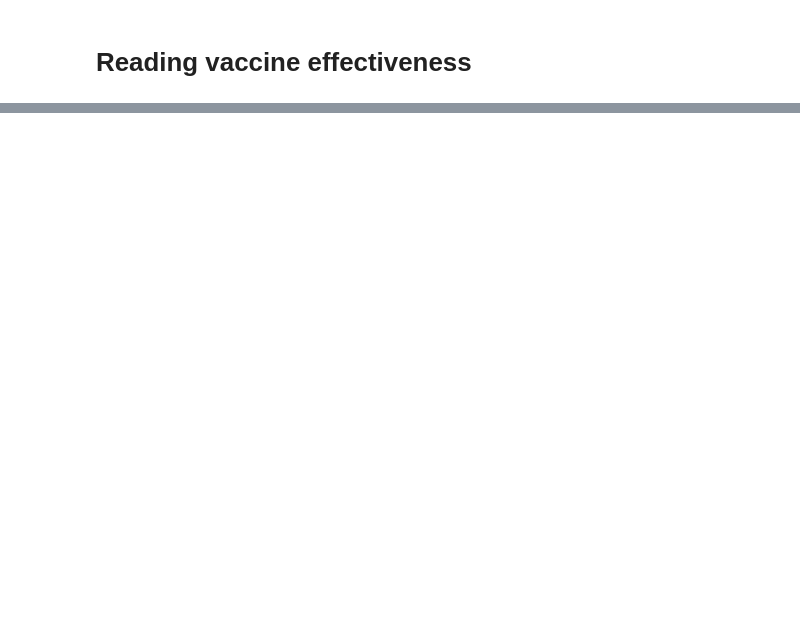
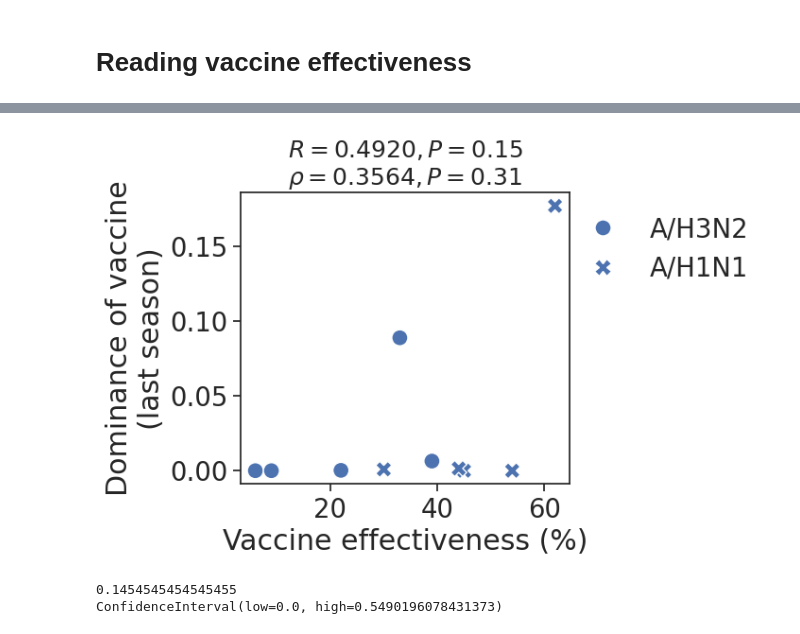
Before and after one commit to wxsh1213/vaxseer, a Jupyter notebook: evaluation/jupyter_notebooks_figs/Fig4_ve.ipynb, the cells around one changed output, grey strips where cells are left out. Drawn from its saved outputs; the diff is of its cells as text; code cells hidden in the pictures; blank space fills up the shorter version.

```diff
--- a/evaluation/jupyter_notebooks_figs/Fig4_ve.ipynb
+++ b/evaluation/jupyter_notebooks_figs/Fig4_ve.ipynb
@@ -195,0 +198,22 @@ for year in range(2012, 2021):
+# %%
+fig, ax = plt.subplots(figsize=(4.5, 4))
+
+ax = sns.scatterplot(y = "score", x = "ve",# , "x"
+           data = res[res["model"].isin(["Last(6M)"])], style="subtype", s=150, ax=ax) # ci = 95) # , ci=95
+
+ax.legend(frameon=False)
+
+legend = ax.get_legend()
+spearman_rank, spearman_rank_p = stats.spearmanr(res[res["model"].isin(["Last(6M)"])]["score"], res[res["model"].isin(["Last(6M)"])]["ve"])
+pearsonr, pearson_p = stats.pearsonr(res[res["model"].isin(["Last(6M)"])]["score"], res[res["model"].isin(["Last(6M)"])]["ve"])
+
+ax.set_title(f"$R=%.4lf, P=%.2lf$\n$\\rho=%.4lf, P=%.2lf$" % (pearsonr, pearson_p, spearman_rank, spearman_rank_p), fontsize=18)
+
+ax.set_ylabel("Dominance of vaccine\n(last season)")
+ax.set_xlabel("Vaccine effectiveness (%)")
+
+sns.move_legend(ax, "upper left", bbox_to_anchor=(0.95, 1))
+
+plt.savefig("figs/ve_overall_vaccine_dominance_6M.pdf", format='pdf', bbox_inches='tight')
+# %% [output]
+[figure, added]
@@ -196 +226,18 @@ for year in range(2012, 2021):
+# %%
+from scipy.stats import bootstrap
+from scipy.stats import spearmanr
+def my_statistic(gt, modelA, modelB): # gt,
+    r1, _ = spearmanr(modelA, gt)
+    r2, _ = spearmanr(modelB, gt)
+    return r1-r2
+
+rng = np.random.default_rng()
+data = (modelA.to_numpy(), modelB.to_numpy()) # gt.to_numpy(),
+bootstrap_res = bootstrap((gt, modelA, modelB), my_statistic, vectorized=False, paired=True,
+                random_state=rng,n_resamples=100000)
+print(my_statistic(gt, modelA, modelB))
+print(bootstrap_res.confidence_interval)
+# %% [output]
+0.1454545454545455
+ConfidenceInterval(low=0.0, high=0.5490196078431373)
 # %%
```
Also changed, not shown: parts of 11 cells of this notebook, 1 other file.
